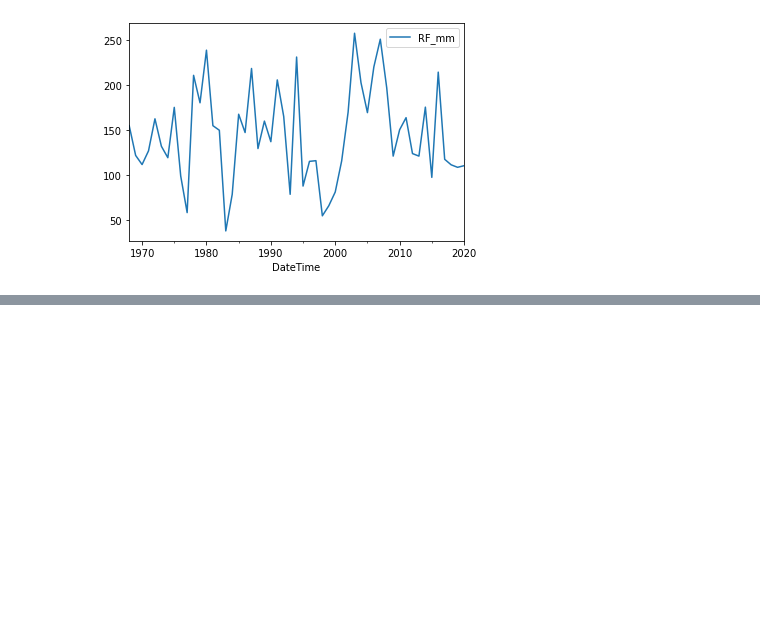
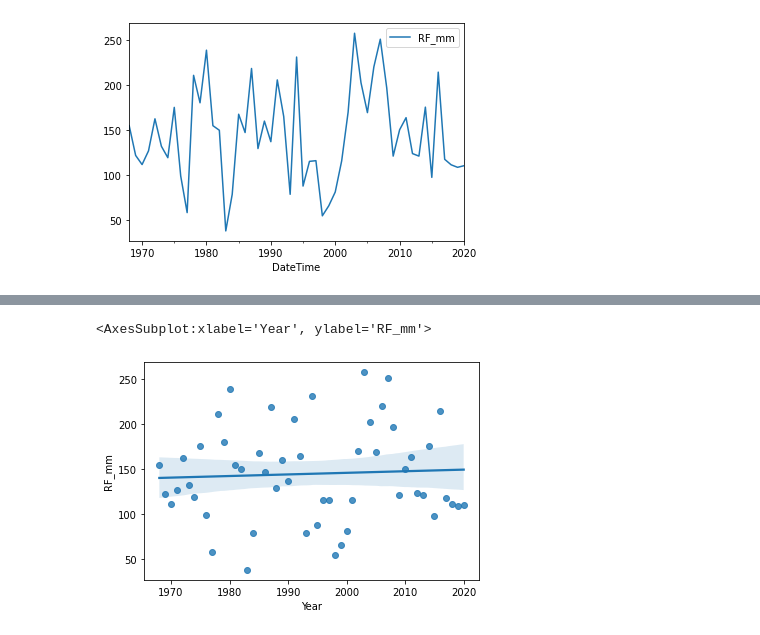
Before and after one commit to asselapathirana/pythonbootcamp, a Jupyter notebook: 2022/day1/read_rainfall3.ipynb, the cells around one changed output, grey strips where cells are left out. Saved outputs shown, nothing was run; the diff lists cells and outputs as text; code cells hidden in the pictures; blank space fills up the shorter version.

```diff
--- a/2022/day1/read_rainfall3.ipynb
+++ b/2022/day1/read_rainfall3.ipynb
@@ -60,0 +86,6 @@ adm.plot()
+# %%
+adm['Year'] = pd.DatetimeIndex(adm.index).year
+sns.regplot(x="Year", y="RF_mm", data=adm)
+# %% [output]
+<AxesSubplot:xlabel='Year', ylabel='RF_mm'>
+[figure, added]
```
Also changed, not shown: parts of 8 cells of this notebook.
